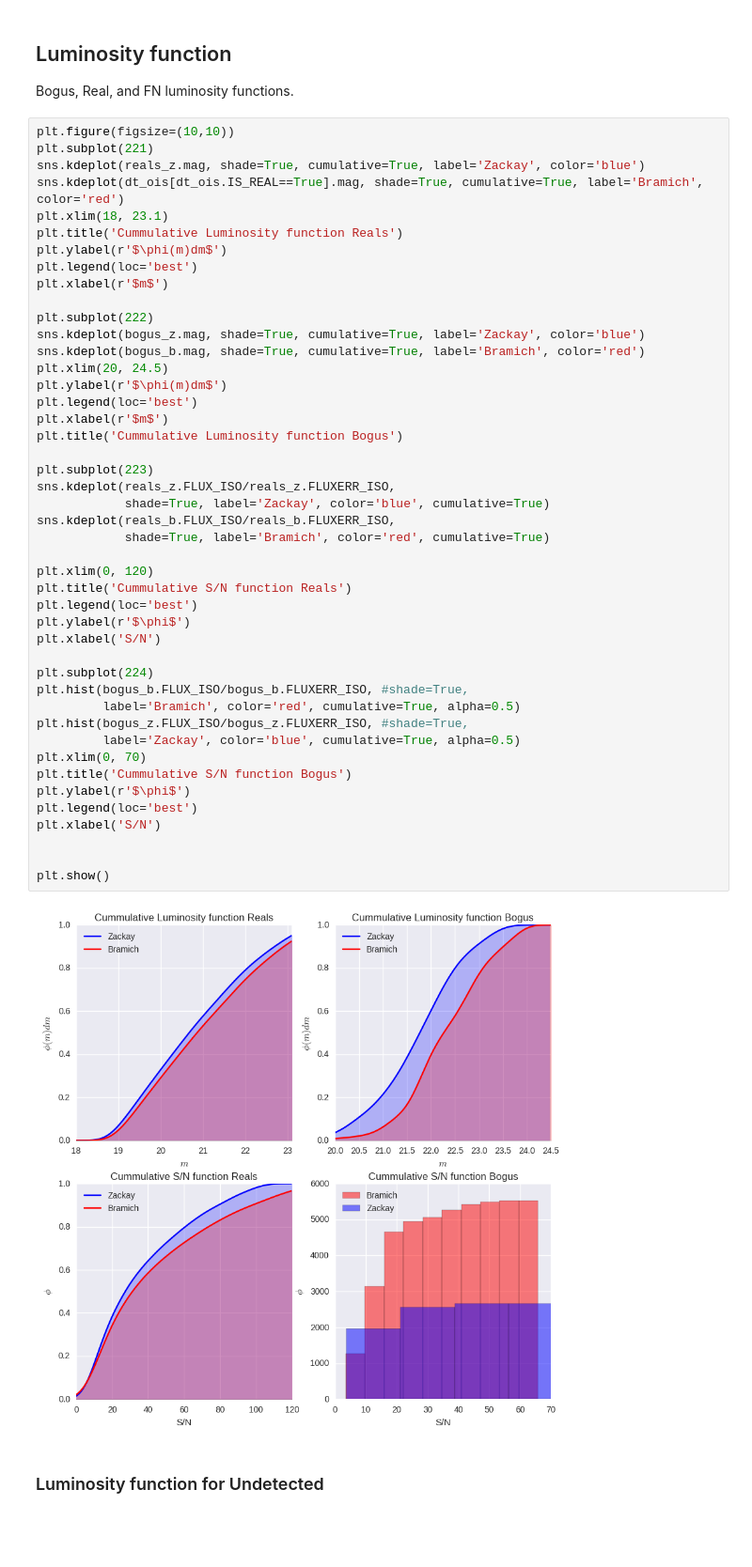
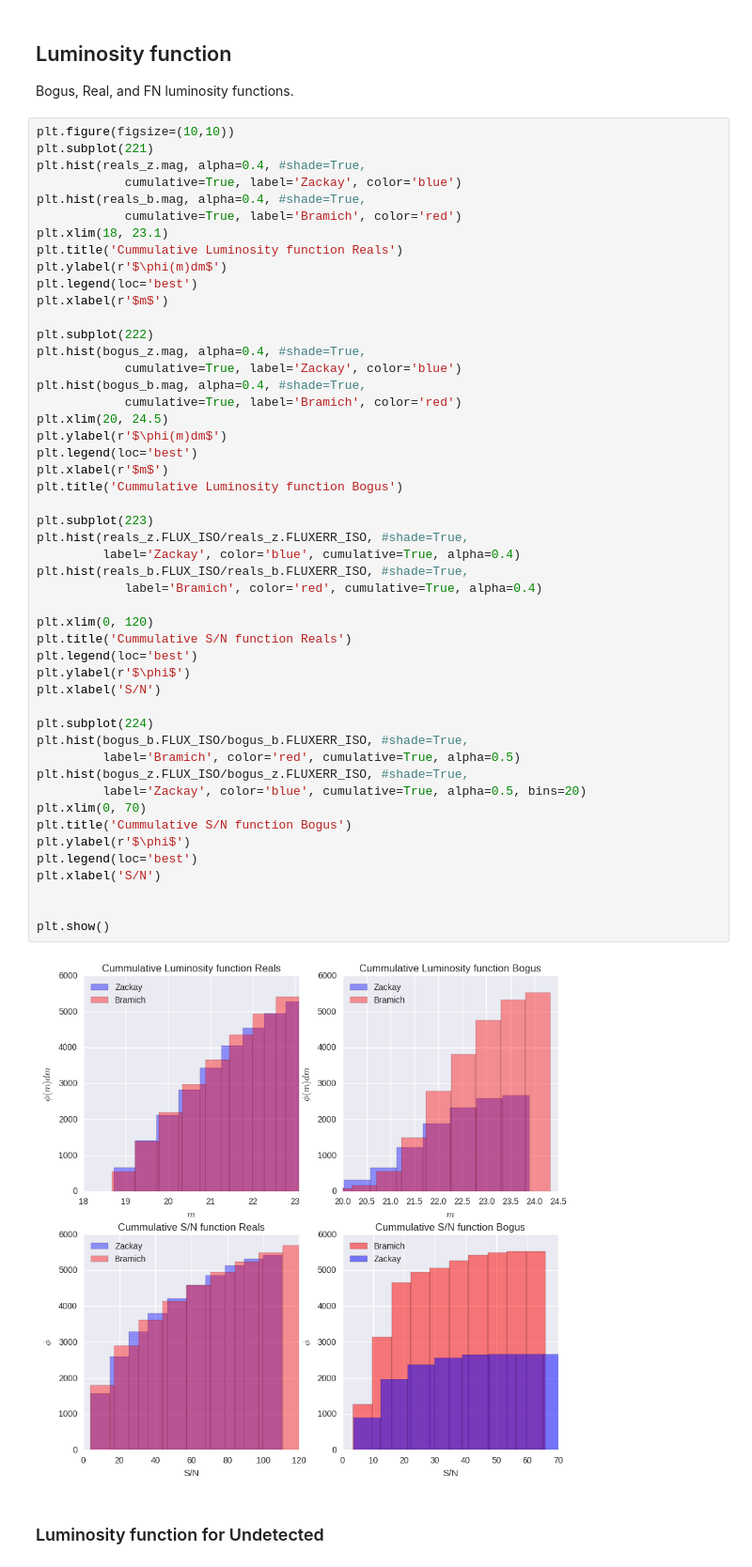
Before and after one commit to BrunoSanchez/RBMLearning, a Jupyter notebook: Plots.ipynb, the cells around one changed output. Shown at 94% size. Cells and saved outputs as stored; diff of their text form; blank space fills up the shorter version.

Commit message:
Made some plots worse but correct

```diff
--- a/Plots.ipynb
+++ b/Plots.ipynb
@@ -163,8 +163,10 @@ Bogus, Real, and FN luminosity functions.
 # %%
 plt.figure(figsize=(10,10))
 plt.subplot(221)
-sns.kdeplot(reals_z.mag, shade=True, cumulative=True, label='Zackay', color='blue')
-sns.kdeplot(dt_ois[dt_ois.IS_REAL==True].mag, shade=True, cumulative=True, label='Bramich', color='red')
+plt.hist(reals_z.mag, alpha=0.4, #shade=True,
+            cumulative=True, label='Zackay', color='blue')
+plt.hist(reals_b.mag, alpha=0.4, #shade=True,
+            cumulative=True, label='Bramich', color='red')
 plt.xlim(18, 23.1)
 plt.title('Cummulative Luminosity function Reals')
 plt.ylabel(r'$\phi(m)dm$')
@@ -172,41 +174,43 @@ plt.legend(loc='best')
 plt.xlabel(r'$m$')
 
 plt.subplot(222)
-sns.kdeplot(bogus_z.mag, shade=True, cumulative=True, label='Zackay', color='blue')
-sns.kdeplot(bogus_b.mag, shade=True, cumulative=True, label='Bramich', color='red')
+plt.hist(bogus_z.mag, alpha=0.4, #shade=True,
+            cumulative=True, label='Zackay', color='blue')
+plt.hist(bogus_b.mag, alpha=0.4, #shade=True,
+            cumulative=True, label='Bramich', color='red')
 plt.xlim(20, 24.5)
 plt.ylabel(r'$\phi(m)dm$')
 plt.legend(loc='best')
 plt.xlabel(r'$m$')
 plt.title('Cummulative Luminosity function Bogus')
 
 plt.subplot(223)
-sns.kdeplot(reals_z.FLUX_ISO/reals_z.FLUXERR_ISO,
-            shade=True, label='Zackay', color='blue', cumulative=True)
-sns.kdeplot(reals_b.FLUX_ISO/reals_b.FLUXERR_ISO,
-            shade=True, label='Bramich', color='red', cumulative=True)
+plt.hist(reals_z.FLUX_ISO/reals_z.FLUXERR_ISO, #shade=True,
+         label='Zackay', color='blue', cumulative=True, alpha=0.4)
+plt.hist(reals_b.FLUX_ISO/reals_b.FLUXERR_ISO, #shade=True,
+            label='Bramich', color='red', cumulative=True, alpha=0.4)
 
 plt.xlim(0, 120)
 plt.title('Cummulative S/N function Reals')
 plt.legend(loc='best')
 plt.ylabel(r'$\phi$')
 plt.xlabel('S/N')
 
 plt.subplot(224)
 plt.hist(bogus_b.FLUX_ISO/bogus_b.FLUXERR_ISO, #shade=True,
          label='Bramich', color='red', cumulative=True, alpha=0.5)
 plt.hist(bogus_z.FLUX_ISO/bogus_z.FLUXERR_ISO, #shade=True,
-         label='Zackay', color='blue', cumulative=True, alpha=0.5)
+         label='Zackay', color='blue', cumulative=True, alpha=0.5, bins=20)
 plt.xlim(0, 70)
 plt.title('Cummulative S/N function Bogus')
 plt.ylabel(r'$\phi$')
 plt.legend(loc='best')
 plt.xlabel('S/N')
 
 
 plt.show()
 # %% [output]
-[figure, old version]
+[figure, new version]
 # %% [markdown]
 ### Luminosity function for Undetected
 # %%
```
